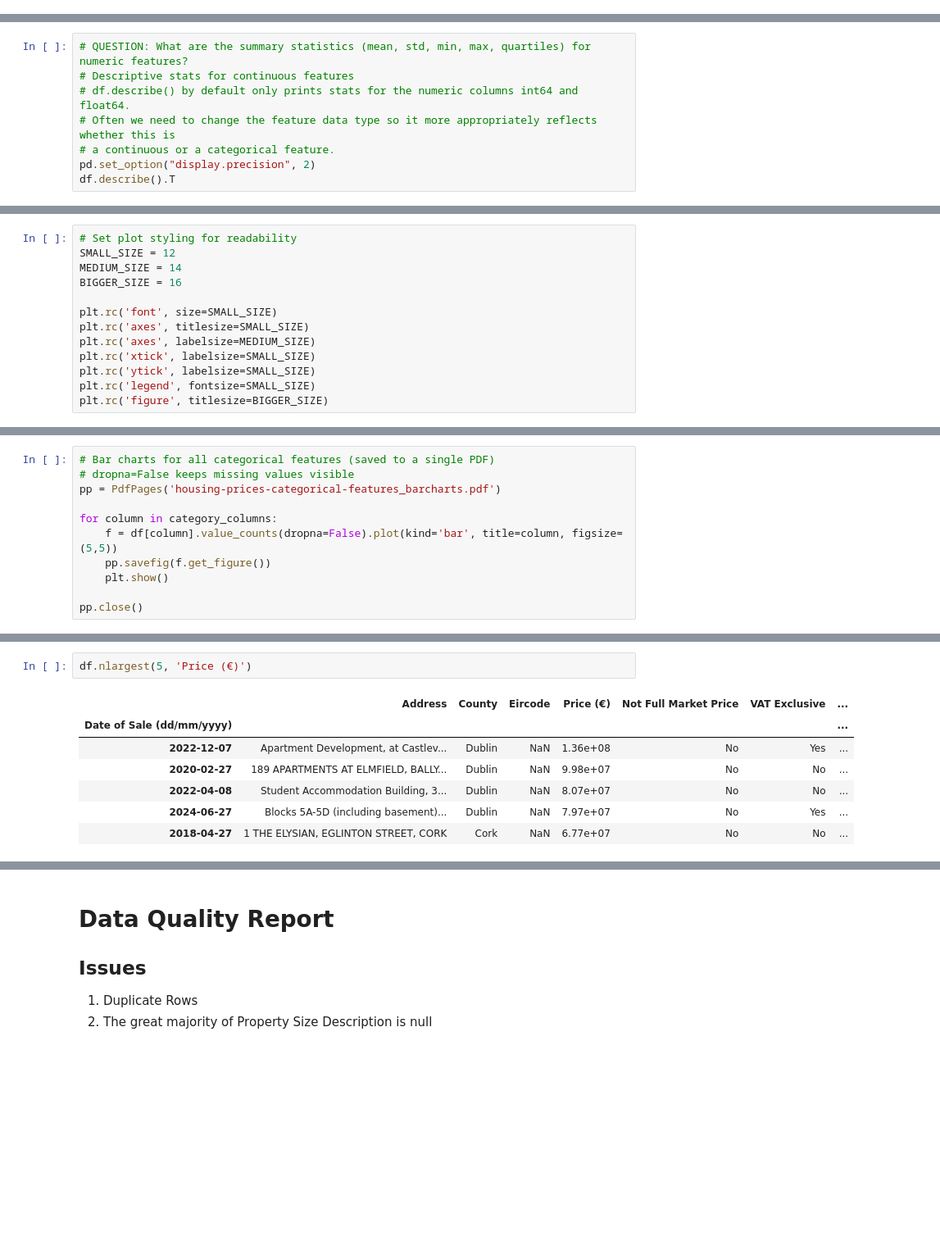
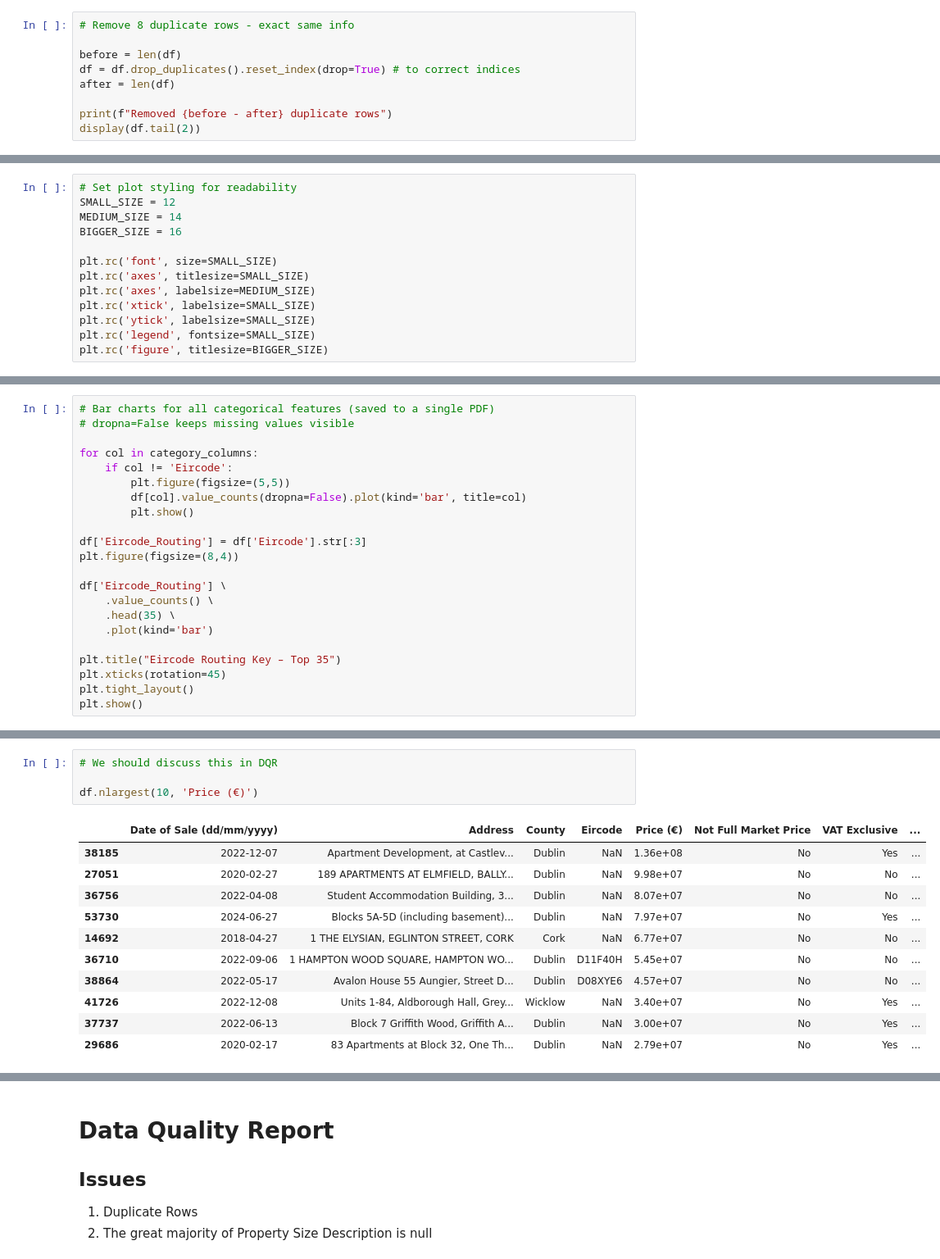
Before and after one commit to conorwal2000-creator/DA-Original-Ganstalysers, a Jupyter notebook: notebooks/analysis.ipynb, the cells around one changed output, grey strips where cells are left out. Shown at 82% size. Drawn from its saved outputs; the diff is of its cells as text; blank space fills up the shorter version.

```diff
--- a/notebooks/analysis.ipynb
+++ b/notebooks/analysis.ipynb
@@ -44,0 +221,9 @@ Successfully loaded dataset with 54000 rows and 9 columns
+# %%
+# Remove 8 duplicate rows - exact same info
+
+before = len(df)
+df = df.drop_duplicates().reset_index(drop=True) # to correct indices
+after = len(df)
+
+print(f"Removed {before - after} duplicate rows")
+display(df.tail(2))
@@ -318,8 +358,0 @@ Unique values: [118487.   222000.   123348.   ... 352570.37 149981.   530388.  ]
-# %%
-# QUESTION: What are the summary statistics (mean, std, min, max, quartiles) for numeric features?
-# Descriptive stats for continuous features
-# df.describe() by default only prints stats for the numeric columns int64 and float64.
-# Often we need to change the feature data type so it more appropriately reflects whether this is
-# a continuous or a categorical feature.
-pd.set_option("display.precision", 2)
-df.describe().T
@@ -454,14 +462,25 @@ pp.close()
 # %%
 # Bar charts for all categorical features (saved to a single PDF)
 # dropna=False keeps missing values visible
-pp = PdfPages('housing-prices-categorical-features_barcharts.pdf')
 
-for column in category_columns:
-    f = df[column].value_counts(dropna=False).plot(kind='bar', title=column, figsize=(5,5))
-    pp.savefig(f.get_figure())
-    plt.show()
+for col in category_columns:
+    if col != 'Eircode':
+        plt.figure(figsize=(5,5))
+        df[col].value_counts(dropna=False).plot(kind='bar', title=col)
+        plt.show()
 
-pp.close()
+df['Eircode_Routing'] = df['Eircode'].str[:3]
+plt.figure(figsize=(8,4))
+
+df['Eircode_Routing'] \
+    .value_counts() \
+    .head(35) \
+    .plot(kind='bar')
+
+plt.title("Eircode Routing Key – Top 35")
+plt.xticks(rotation=45)
+plt.tight_layout()
+plt.show()
 # %% [output]
 [figure]
 [figure]
@@ -471,10 +491,16 @@ pp.close()
 # %%
-df.nlargest(5, 'Price (€)')
+# We should discuss this in DQR
+
+df.nlargest(10, 'Price (€)')
 # %% [output]
-|  | Address | County | Eircode | Price (€) | Not Full Market Price | VAT Exclusive | ... |
-| Date of Sale (dd/mm/yyyy) |  |  |  |  |  |  | ... |
-| 2022-12-07 | Apartment Development, at Castlev... | Dublin | NaN | 1.36e+08 | No | Yes | ... |
-| 2020-02-27 | 189 APARTMENTS AT ELMFIELD, BALLY... | Dublin | NaN | 9.98e+07 | No | No | ... |
-| 2022-04-08 | Student Accommodation Building, 3... | Dublin | NaN | 8.07e+07 | No | No | ... |
-| 2024-06-27 | Blocks 5A-5D (including basement)... | Dublin | NaN | 7.97e+07 | No | Yes | ... |
-| 2018-04-27 | 1 THE ELYSIAN, EGLINTON STREET, CORK | Cork | NaN | 6.77e+07 | No | No | ... |
+|  | Date of Sale (dd/mm/yyyy) | Address | County | Eircode | Price (€) | Not Full Market Price | VAT Exclusive | ... |
+| 38185 | 2022-12-07 | Apartment Development, at Castlev... | Dublin | NaN | 1.36e+08 | No | Yes | ... |
+| 27051 | 2020-02-27 | 189 APARTMENTS AT ELMFIELD, BALLY... | Dublin | NaN | 9.98e+07 | No | No | ... |
+| 36756 | 2022-04-08 | Student Accommodation Building, 3... | Dublin | NaN | 8.07e+07 | No | No | ... |
+| 53730 | 2024-06-27 | Blocks 5A-5D (including basement)... | Dublin | NaN | 7.97e+07 | No | Yes | ... |
+| 14692 | 2018-04-27 | 1 THE ELYSIAN, EGLINTON STREET, CORK | Cork | NaN | 6.77e+07 | No | No | ... |
+| 36710 | 2022-09-06 | 1 HAMPTON WOOD SQUARE, HAMPTON WO... | Dublin | D11F40H | 5.45e+07 | No | No | ... |
+| 38864 | 2022-05-17 | Avalon House 55 Aungier, Street D... | Dublin | D08XYE6 | 4.57e+07 | No | No | ... |
+| 41726 | 2022-12-08 | Units 1-84, Aldborough Hall, Grey... | Wicklow | NaN | 3.40e+07 | No | Yes | ... |
+| 37737 | 2022-06-13 | Block 7 Griffith Wood, Griffith A... | Dublin | NaN | 3.00e+07 | No | Yes | ... |
+| 29686 | 2020-02-17 | 83 Apartments at Block 32, One Th... | Dublin | NaN | 2.79e+07 | No | Yes | ... |
```
Also changed, not shown: parts of 32 cells of this notebook, 9 other files.
